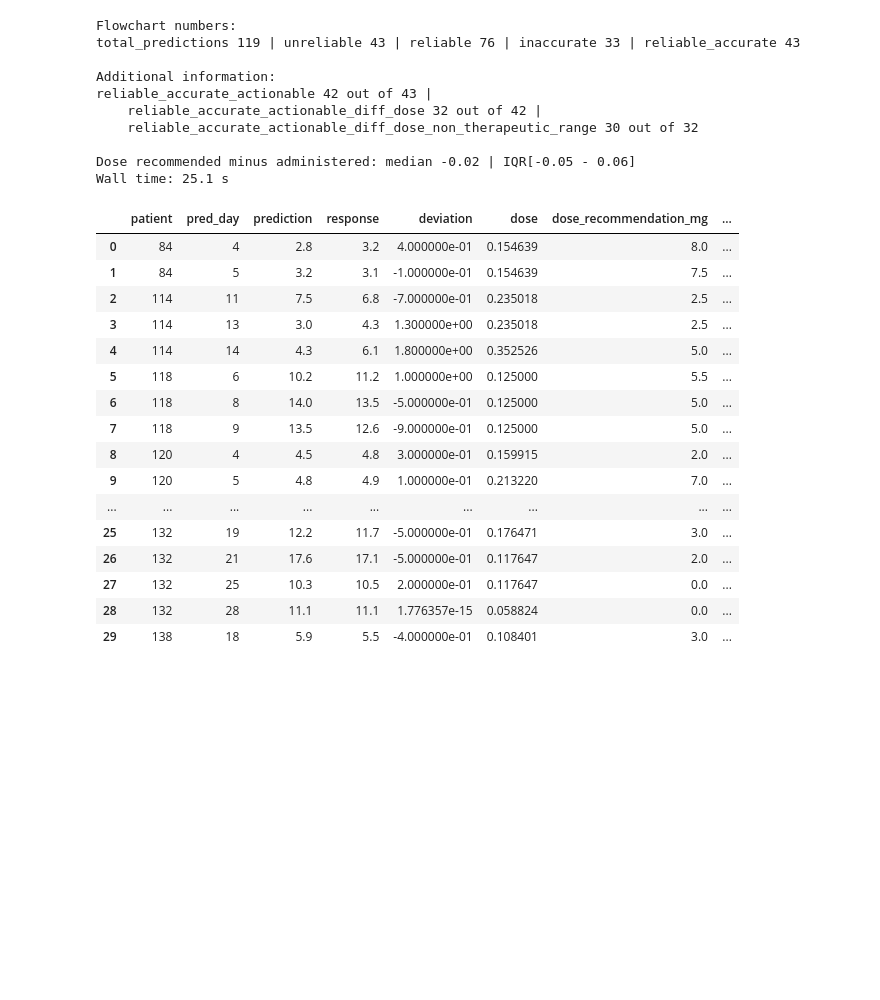
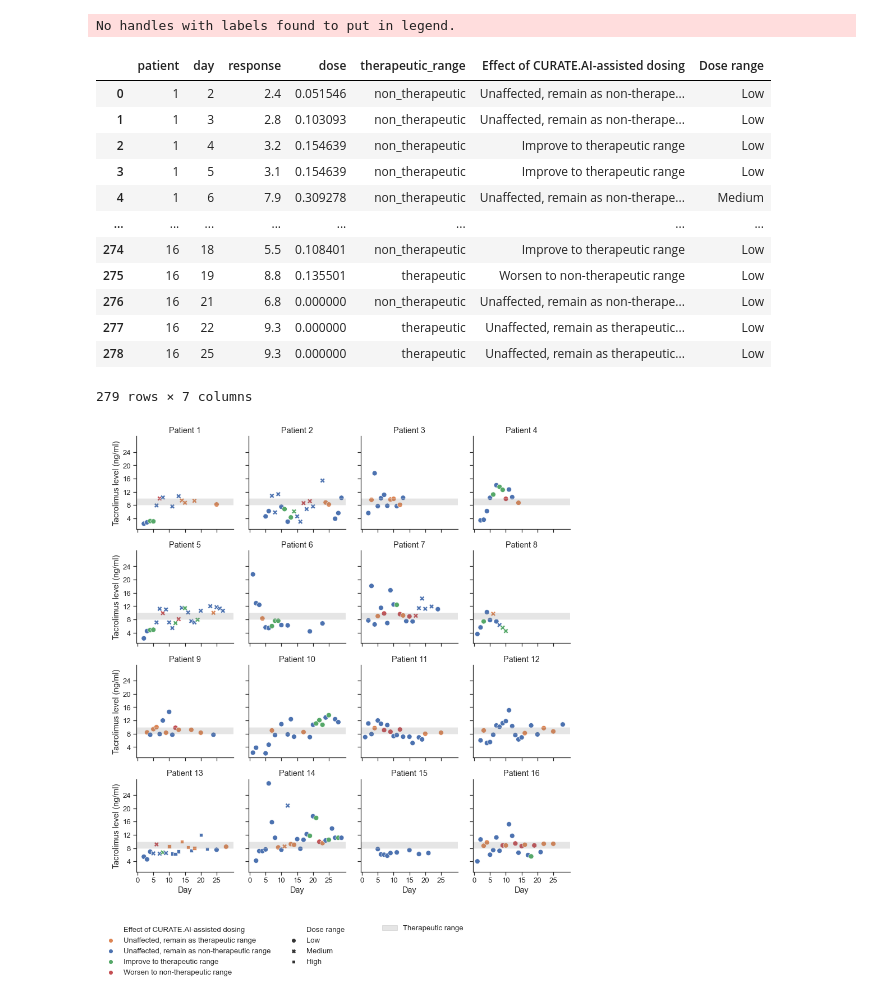
Before and after one commit to tshibei/retro_ped_liver_transplant, a Jupyter notebook: retro_PLT.ipynb, the cells around one changed output. Cells and saved outputs as stored; diff of their text form; code cells hidden in the pictures; blank space fills up the shorter version.

Commit message:
Add plot_effect_of_CURATE()

```diff
--- a/retro_PLT.ipynb
+++ b/retro_PLT.ipynb
@@ -36,31 +30,19 @@ execute_CURATE(pop_tau_string='_by_body_weight_2')
 # %%
-%%time
-values_in_clinically_relevant_flow_chart()
+df = plot_effect_of_CURATE()
+df
 # %% [output]
-Flowchart numbers:
-total_predictions 119 | unreliable 43 | reliable 76 | inaccurate 33 | reliable_accurate 43
-
-Additional information:
-reliable_accurate_actionable 42 out of 43 |
-    reliable_accurate_actionable_diff_dose 32 out of 42 |
-    reliable_accurate_actionable_diff_dose_non_therapeutic_range 30 out of 32
-
-Dose recommended minus administered: median -0.02 | IQR[-0.05 - 0.06]
-Wall time: 25.1 s
+No handles with labels found to put in legend.
-|  | patient | pred_day | prediction | response | deviation | dose | dose_recommendation_mg | ... |
-| 0 | 84 | 4 | 2.8 | 3.2 | 4.000000e-01 | 0.154639 | 8.0 | ... |
-| 1 | 84 | 5 | 3.2 | 3.1 | -1.000000e-01 | 0.154639 | 7.5 | ... |
-| 2 | 114 | 11 | 7.5 | 6.8 | -7.000000e-01 | 0.235018 | 2.5 | ... |
-| 3 | 114 | 13 | 3.0 | 4.3 | 1.300000e+00 | 0.235018 | 2.5 | ... |
-| 4 | 114 | 14 | 4.3 | 6.1 | 1.800000e+00 | 0.352526 | 5.0 | ... |
-| 5 | 118 | 6 | 10.2 | 11.2 | 1.000000e+00 | 0.125000 | 5.5 | ... |
-| 6 | 118 | 8 | 14.0 | 13.5 | -5.000000e-01 | 0.125000 | 5.0 | ... |
-| 7 | 118 | 9 | 13.5 | 12.6 | -9.000000e-01 | 0.125000 | 5.0 | ... |
-| 8 | 120 | 4 | 4.5 | 4.8 | 3.000000e-01 | 0.159915 | 2.0 | ... |
-| 9 | 120 | 5 | 4.8 | 4.9 | 1.000000e-01 | 0.213220 | 7.0 | ... |
-| ... | ... | ... | ... | ... | ... | ... | ... | ... |
-| 25 | 132 | 19 | 12.2 | 11.7 | -5.000000e-01 | 0.176471 | 3.0 | ... |
-| 26 | 132 | 21 | 17.6 | 17.1 | -5.000000e-01 | 0.117647 | 2.0 | ... |
-| 27 | 132 | 25 | 10.3 | 10.5 | 2.000000e-01 | 0.117647 | 0.0 | ... |
-| 28 | 132 | 28 | 11.1 | 11.1 | 1.776357e-15 | 0.058824 | 0.0 | ... |
-| 29 | 138 | 18 | 5.9 | 5.5 | -4.000000e-01 | 0.108401 | 3.0 | ... |
+|  | patient | day | response | dose | therapeutic_range | Effect of CURATE.AI-assisted dosing | Dose range |
+| 0 | 1 | 2 | 2.4 | 0.051546 | non_therapeutic | Unaffected, remain as non-therape... | Low |
+| 1 | 1 | 3 | 2.8 | 0.103093 | non_therapeutic | Unaffected, remain as non-therape... | Low |
+| 2 | 1 | 4 | 3.2 | 0.154639 | non_therapeutic | Improve to therapeutic range | Low |
+| 3 | 1 | 5 | 3.1 | 0.154639 | non_therapeutic | Improve to therapeutic range | Low |
+| 4 | 1 | 6 | 7.9 | 0.309278 | non_therapeutic | Unaffected, remain as non-therape... | Medium |
+| ... | ... | ... | ... | ... | ... | ... | ... |
+| 274 | 16 | 18 | 5.5 | 0.108401 | non_therapeutic | Improve to therapeutic range | Low |
+| 275 | 16 | 19 | 8.8 | 0.135501 | therapeutic | Worsen to non-therapeutic range | Low |
+| 276 | 16 | 21 | 6.8 | 0.000000 | non_therapeutic | Unaffected, remain as non-therape... | Low |
+| 277 | 16 | 22 | 9.3 | 0.000000 | therapeutic | Unaffected, remain as therapeutic... | Low |
+| 278 | 16 | 25 | 9.3 | 0.000000 | therapeutic | Unaffected, remain as therapeutic... | Low |
+279 rows × 7 columns
+[figure, added]
```
Also changed, not shown: parts of 3 cells of this notebook, 3 other files.
